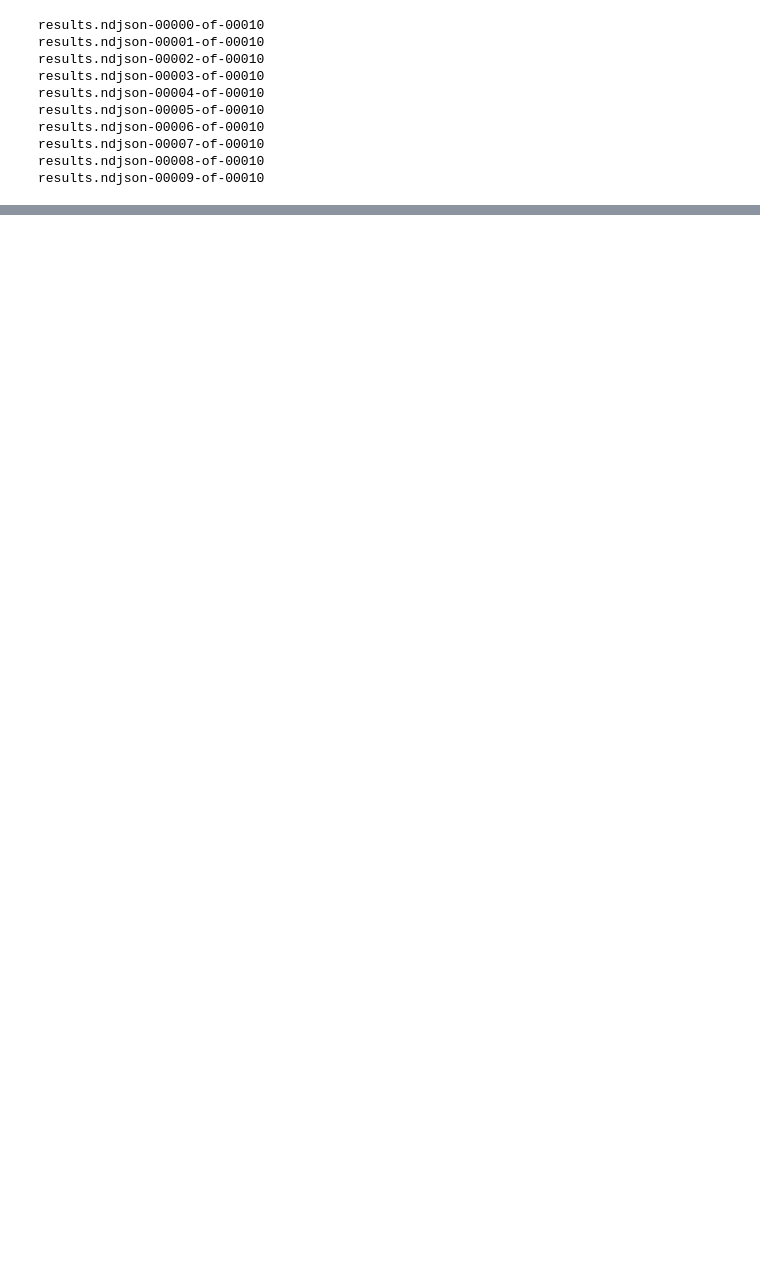
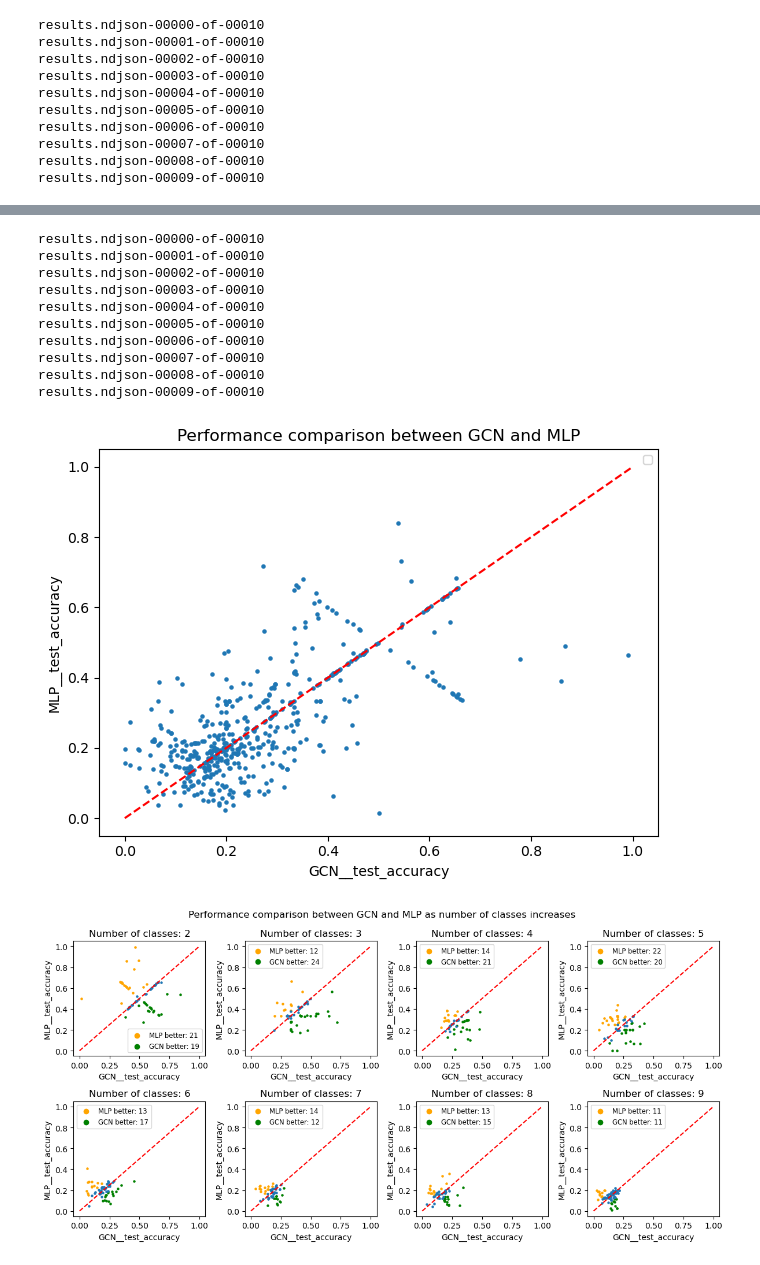
Before and after one commit to danie1uva/graphworld, a Jupyter notebook: src/meta_classifier/eda_graph_gen.ipynb, the cells around one changed output, grey strips where cells are left out. Cells and saved outputs as stored; diff of their text form; code cells hidden in the pictures; blank space fills up the shorter version.

```diff
--- a/src/meta_classifier/eda_graph_gen.ipynb
+++ b/src/meta_classifier/eda_graph_gen.ipynb
@@ -284,0 +160,17 @@ plt.show()
+# %%
+main_snellius_gen_link = "../../graph_gen/snellius_gen/nodeclassification/sbm/"
+main_snellius_df = df_gen(main_snellius_gen_link, NSHARDS)
+plot_gen(main_snellius_df, "test_accuracy")
+# %% [output]
+results.ndjson-00000-of-00010
+results.ndjson-00001-of-00010
+results.ndjson-00002-of-00010
+results.ndjson-00003-of-00010
+results.ndjson-00004-of-00010
+results.ndjson-00005-of-00010
+results.ndjson-00006-of-00010
+results.ndjson-00007-of-00010
+results.ndjson-00008-of-00010
+results.ndjson-00009-of-00010
+[figure, added]
+[figure, added]
```
Also changed, not shown: parts of 17 cells of this notebook, 1 other file.
